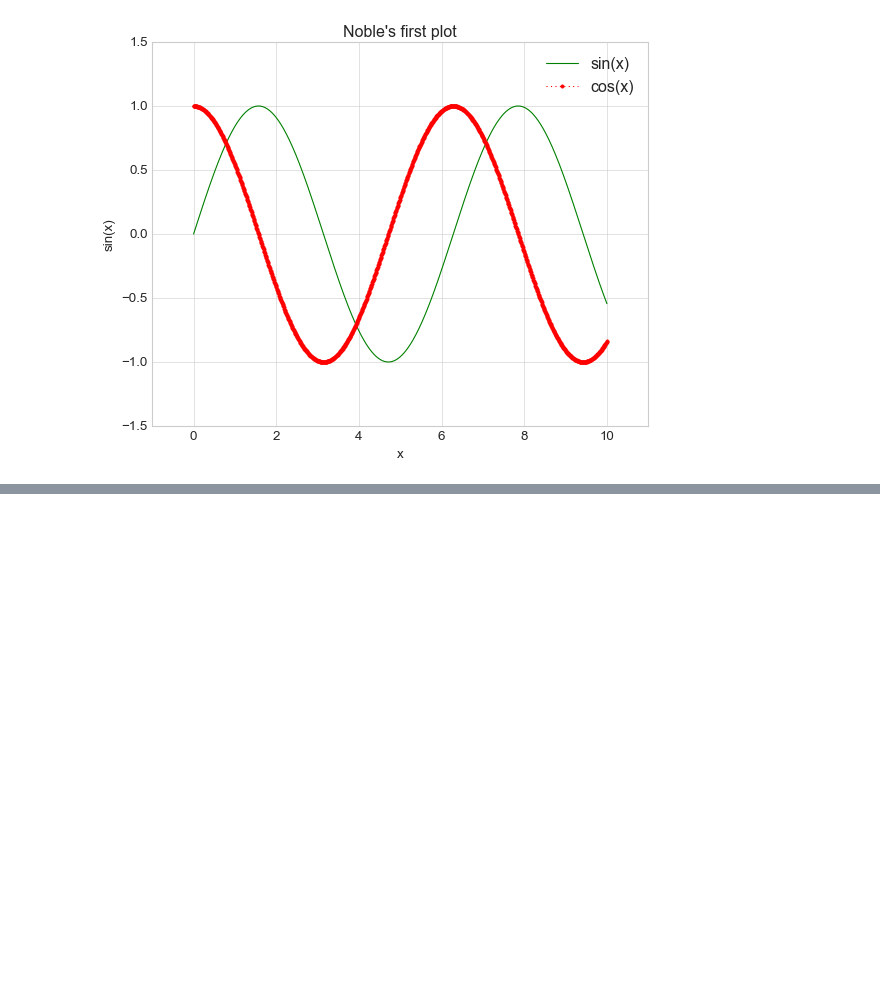
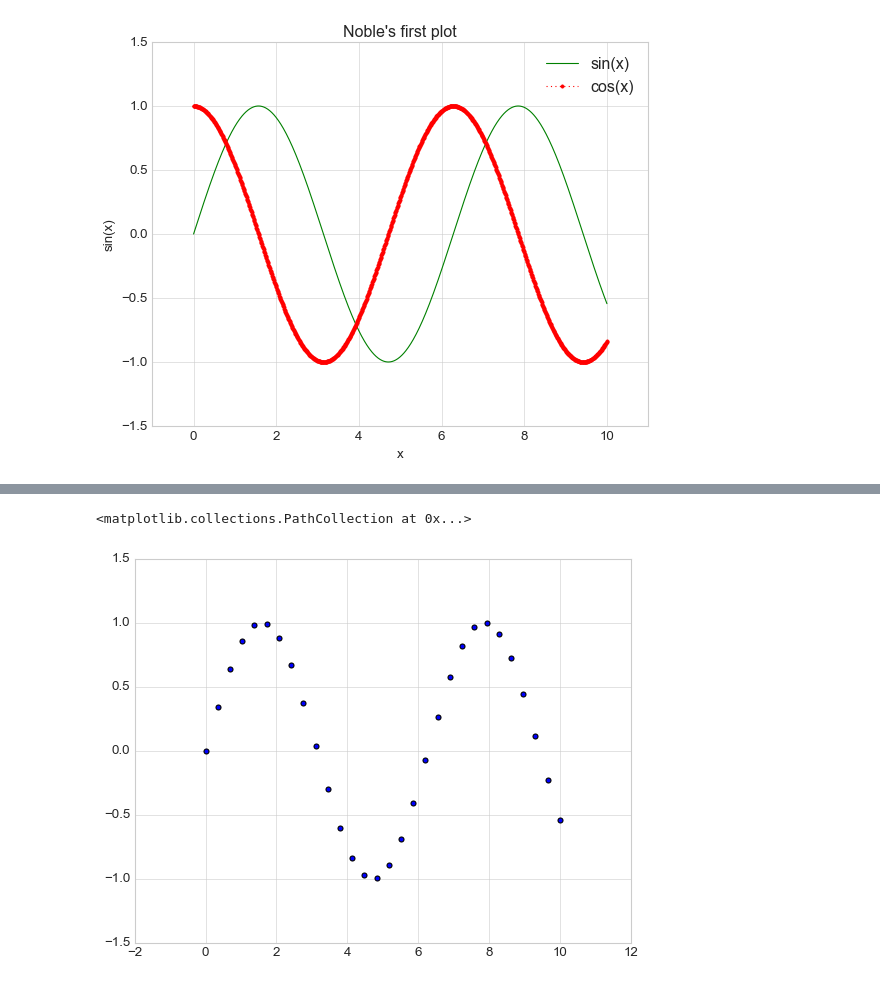
Before and after one commit to Mnoble-19/DataScienceHandBook, a Jupyter notebook: Chapter 4/Visualisations with matplotlib.ipynb, the cells around one changed output, grey strips where cells are left out. Saved outputs shown, nothing was run; the diff lists cells and outputs as text; code cells hidden in the pictures; blank space fills up the shorter version.

```diff
--- a/Chapter 4/Visualisations with matplotlib.ipynb
+++ b/Chapter 4/Visualisations with matplotlib.ipynb
@@ -94,0 +113,5 @@ plt.legend()
+# %%
+plt.scatter(x,y,marker='o')
+# %% [output]
+<matplotlib.collections.PathCollection at 0x...>
+[figure, added]
```
Also changed, not shown: parts of 6 cells of this notebook.
